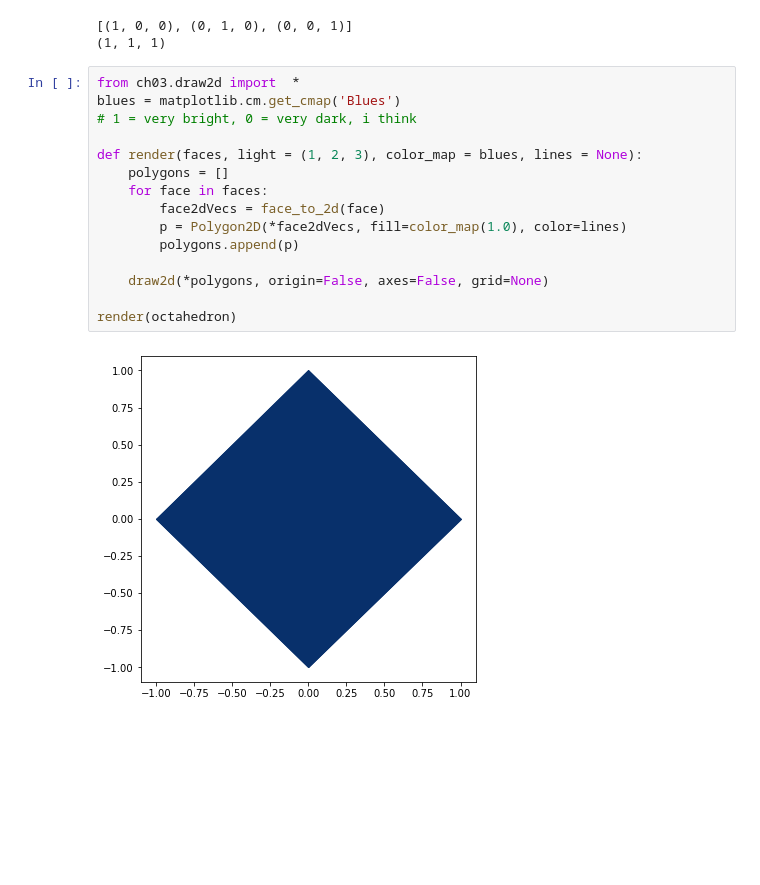
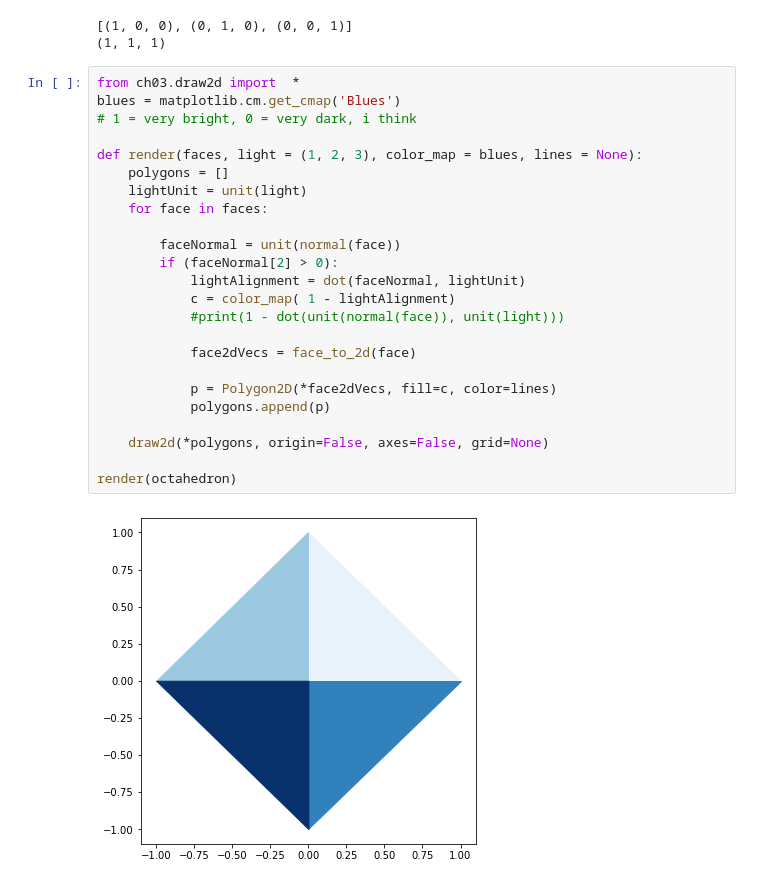
Before and after one commit to aliakhtar/maths4programmers-python, a Jupyter notebook: ch03/3.4.ipynb, the cells around one changed output. Cells and saved outputs as stored; diff of their text form; blank space fills up the shorter version.

Commit message:
printing stupid octahedron

```diff
--- a/ch03/3.4.ipynb
+++ b/ch03/3.4.ipynb
@@ -140,17 +140,26 @@ print(normal(octahedron[0]))
 # %%
 from ch03.draw2d import  *
 blues = matplotlib.cm.get_cmap('Blues')
 # 1 = very bright, 0 = very dark, i think
 
 def render(faces, light = (1, 2, 3), color_map = blues, lines = None):
     polygons = []
+    lightUnit = unit(light)
     for face in faces:
-        face2dVecs = face_to_2d(face)
-        p = Polygon2D(*face2dVecs, fill=color_map(1.0), color=lines)
-        polygons.append(p)
+
+        faceNormal = unit(normal(face))
+        if (faceNormal[2] > 0):
+            lightAlignment = dot(faceNormal, lightUnit)
+            c = color_map( 1 - lightAlignment)
+            #print(1 - dot(unit(normal(face)), unit(light)))
+
+            face2dVecs = face_to_2d(face)
+
+            p = Polygon2D(*face2dVecs, fill=c, color=lines)
+            polygons.append(p)
 
     draw2d(*polygons, origin=False, axes=False, grid=None)
 
 render(octahedron)
 # %% [output]
-[figure, old version]
+[figure, new version]
```
